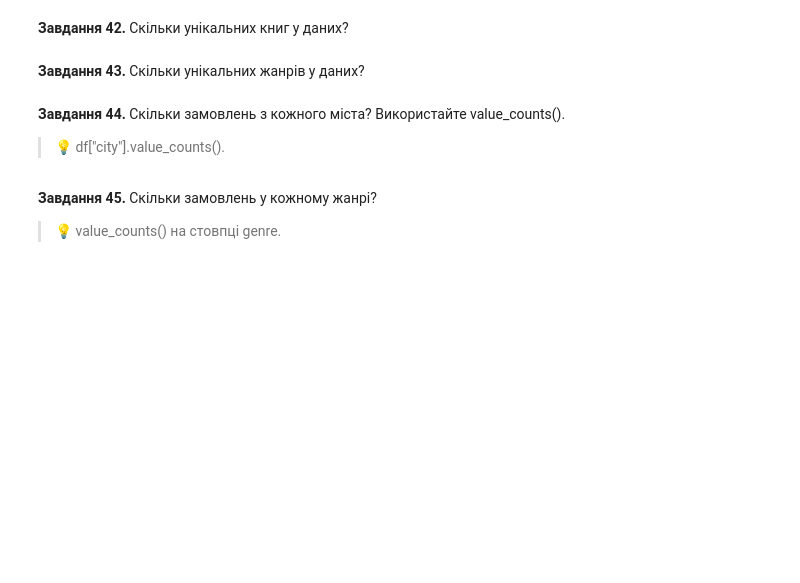
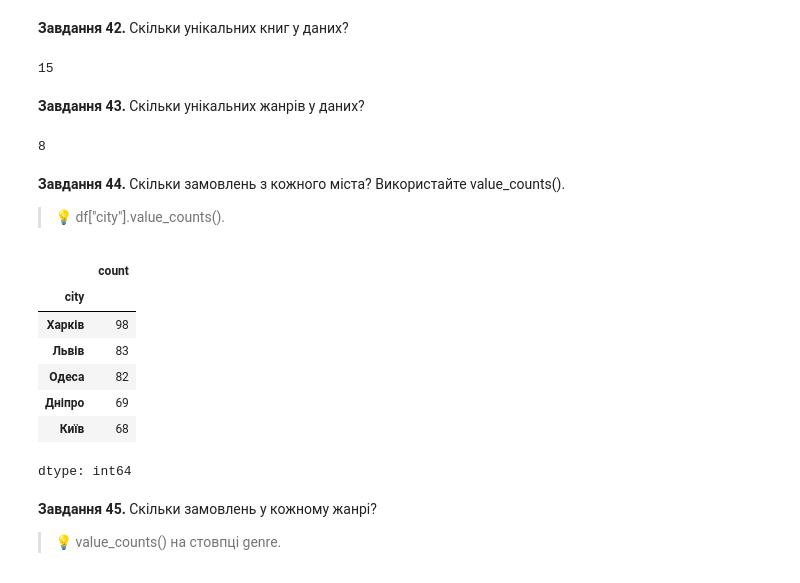
Before and after one commit to Wilson1994/DTA-2026, a Jupyter notebook: homework/pandas_practice_120.ipynb, the cells around one changed output. Drawn from its saved outputs; the diff is of its cells as text; code cells hidden in the pictures; blank space fills up the shorter version.

```diff
--- a/homework/pandas_practice_120.ipynb
+++ b/homework/pandas_practice_120.ipynb
@@ -640,16 +673,35 @@ df["total"].max()
 **Завдання 42.** Скільки унікальних книг у даних?
 # %%
 # Завдання 42:
+
+df["book_title"].nunique()
+# %% [output]
+15
 # %% [markdown]
 **Завдання 43.** Скільки унікальних жанрів у даних?
 # %%
 # Завдання 43:
+
+df["genre"].nunique()
+# %% [output]
+8
 # %% [markdown]
 **Завдання 44.** Скільки замовлень з кожного міста? Використайте value_counts().
 
 > 💡 df["city"].value_counts().
 # %%
 # Завдання 44:
+
+df["city"].value_counts()
+# %% [output]
+|  | count |
+| city |  |
+| Харків | 98 |
+| Львів | 83 |
+| Одеса | 82 |
+| Дніпро | 69 |
+| Київ | 68 |
+dtype: int64
 # %% [markdown]
 **Завдання 45.** Скільки замовлень у кожному жанрі?
 
```
Also changed, not shown: parts of 14 cells of this notebook.
